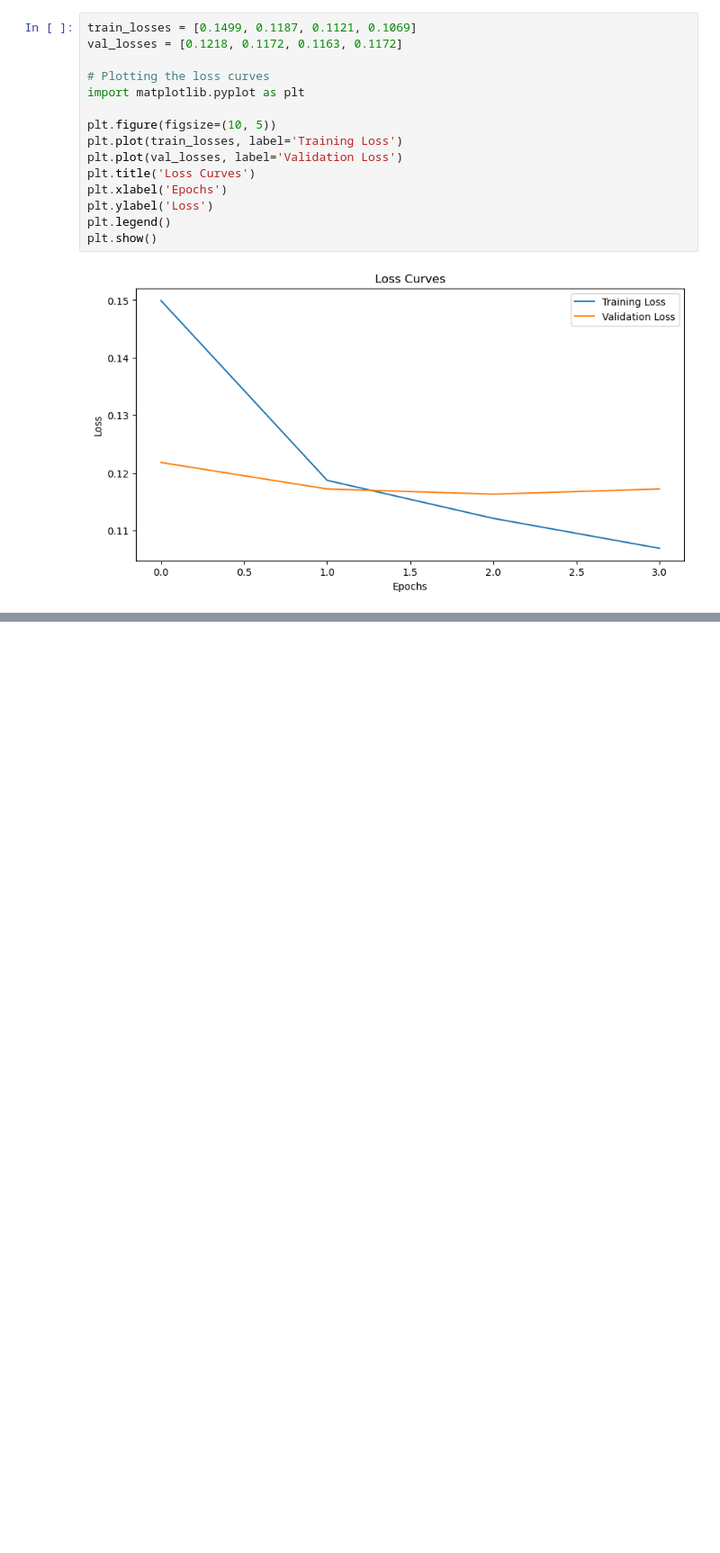
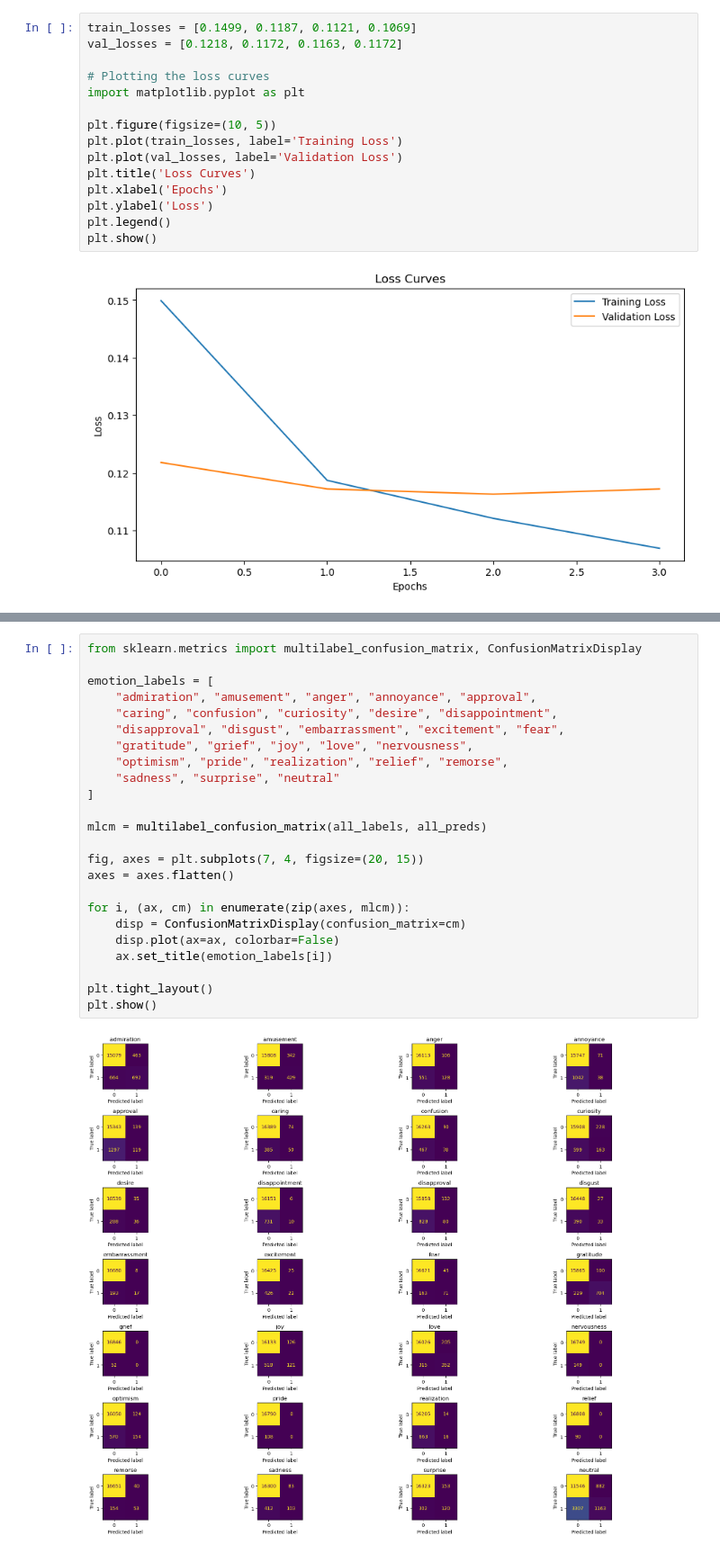
Before and after one commit to akhilnair00/Final-Project, a Jupyter notebook: MSDS453FinalProjectAkhilNair.ipynb, the cells around one changed output, grey strips where cells are left out. Shown at 90% size. Cells and saved outputs as stored; diff of their text form; blank space fills up the shorter version.

```diff
--- a/MSDS453FinalProjectAkhilNair.ipynb
+++ b/MSDS453FinalProjectAkhilNair.ipynb
@@ -403,0 +403,26 @@ print(f"Overall Accuracy: {accuracy:.4f}")
+# %%
+from sklearn.metrics import multilabel_confusion_matrix, ConfusionMatrixDisplay
+
+emotion_labels = [
+    "admiration", "amusement", "anger", "annoyance", "approval",
+    "caring", "confusion", "curiosity", "desire", "disappointment",
+    "disapproval", "disgust", "embarrassment", "excitement", "fear",
+    "gratitude", "grief", "joy", "love", "nervousness",
+    "optimism", "pride", "realization", "relief", "remorse",
+    "sadness", "surprise", "neutral"
+]
+
+mlcm = multilabel_confusion_matrix(all_labels, all_preds)
+
+fig, axes = plt.subplots(7, 4, figsize=(20, 15))
+axes = axes.flatten()
+
+for i, (ax, cm) in enumerate(zip(axes, mlcm)):
+    disp = ConfusionMatrixDisplay(confusion_matrix=cm)
+    disp.plot(ax=ax, colorbar=False)
+    ax.set_title(emotion_labels[i])
+
+plt.tight_layout()
+plt.show()
+# %% [output]
+[figure, added]
```
Also changed, not shown: parts of 14 cells of this notebook.
